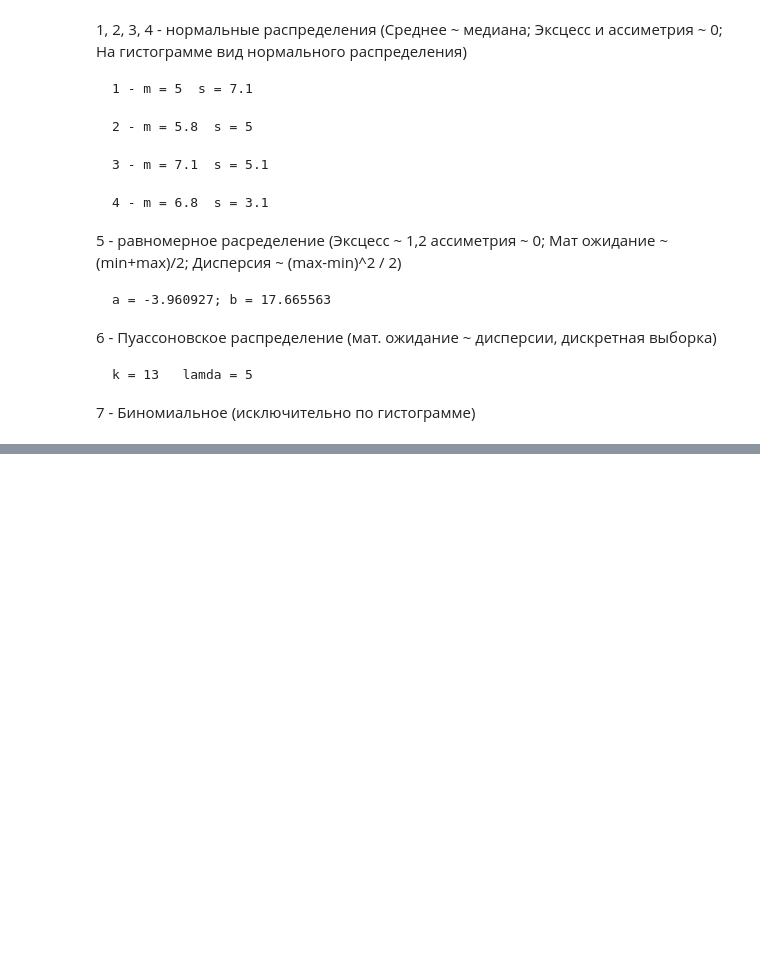
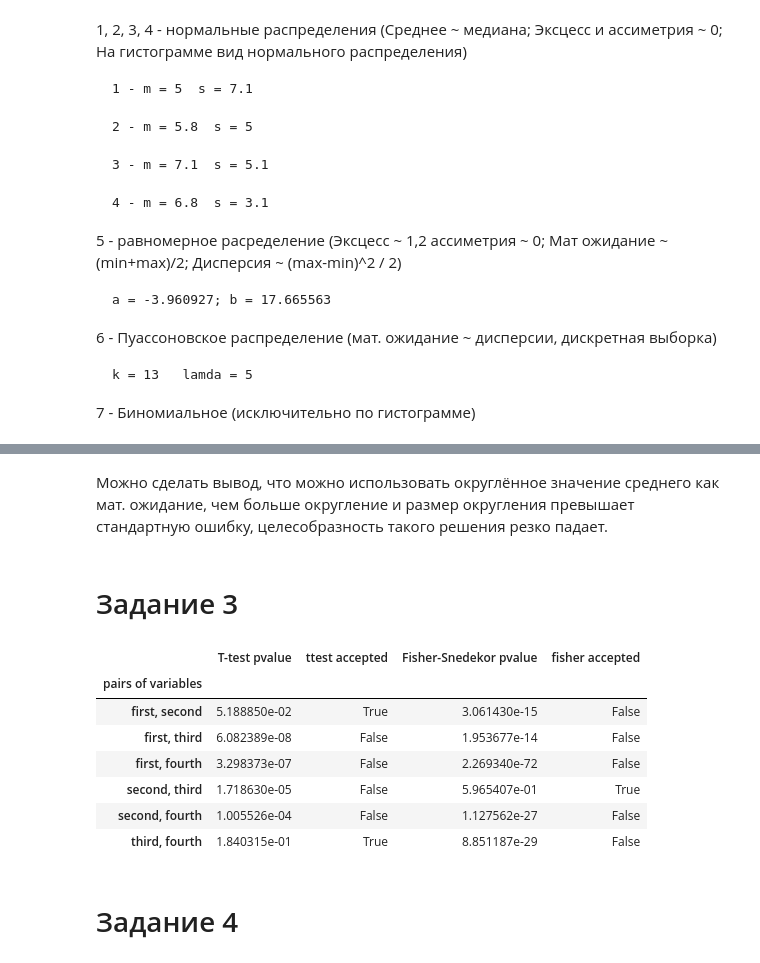
Before and after one commit to WhyNotKo/Statistical-information-processing-methods, a Jupyter notebook: lab2.ipynb, the cells around one changed output, grey strips where cells are left out. Drawn from its saved outputs; the diff is of its cells as text; code cells hidden in the pictures; blank space fills up the shorter version.

```diff
--- a/lab2.ipynb
+++ b/lab2.ipynb
@@ -61,0 +104,7 @@ Counter({7: 96,
+# %%
+table = {'Chi-Squared test':[], 'KS test':[]}
+columns = ['Chi-Squared test', 'KS test']
+for i in range(len(p_values)):
+    table[columns[0]].append(p_values[i])
+    table[columns[1]].append(list(ks_values)[i])
+# table
@@ -61,0 +137,10 @@ Counter({7: 96,
+# %%
+table_second = {'variable': [], 'T-test pvalue': [], 'ttest accepted': []}
+for col in data.columns:
+    mu = data[col].mean()
+    res_ttest = stats.ttest_1samp(data[col], round(mu))
+    table_second['variable'].append(col)
+    table_second['T-test pvalue'].append(res_ttest.pvalue)
+    table_second['ttest accepted'].append((res_ttest.pvalue > 0.05))
+    # print(res_ttest)
+    # print()
@@ -61,0 +161,9 @@ Counter({7: 96,
+# %% [markdown]
+Можно сделать вывод, что можно использовать округлённое значение среднего как мат. ожидание, чем больше округление и размер округления превышает стандартную ошибку, целесобразность такого решения резко падает.
+# %% [markdown]
+# Задание 3
+# %%
+def fischersnedekortest(value1, value2):
+    statistic = (np.std(value1, ddof=1) / np.std(value2,ddof=1))**2
+    pvalue = stats.f.sf(statistic, len(value1) - 1, len(value2) - 1)
+    return {'statistic':statistic, 'pvalue':pvalue}
@@ -61,0 +185,15 @@ Counter({7: 96,
+# %%
+third_table = pd.DataFrame(table_third)
+third_table = third_table.set_index('pairs of variables')
+third_table
+# %% [output]
+|  | T-test pvalue | ttest accepted | Fisher-Snedekor pvalue | fisher accepted |
+| pairs of variables |  |  |  |  |
+| first, second | 5.188850e-02 | True | 3.061430e-15 | False |
+| first, third | 6.082389e-08 | False | 1.953677e-14 | False |
+| first, fourth | 3.298373e-07 | False | 2.269340e-72 | False |
+| second, third | 1.718630e-05 | False | 5.965407e-01 | True |
+| second, fourth | 1.005526e-04 | False | 1.127562e-27 | False |
+| third, fourth | 1.840315e-01 | True | 8.851187e-29 | False |
+# %% [markdown]
+# Задание 4
```
Also changed, not shown: parts of 20 cells of this notebook, 1 other file.
